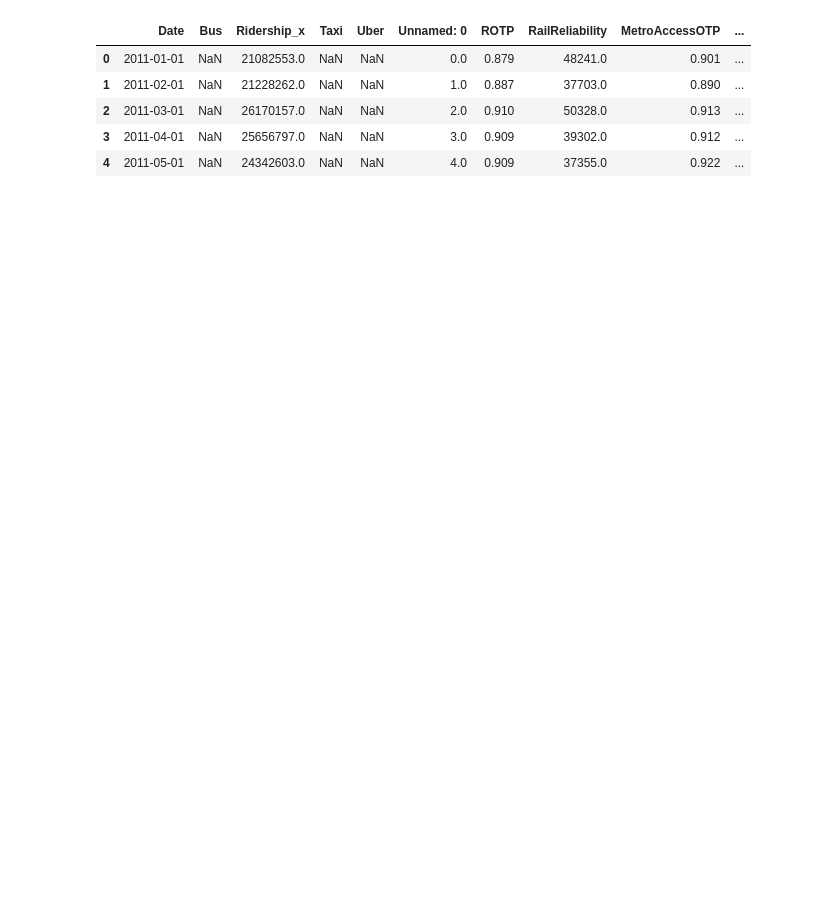
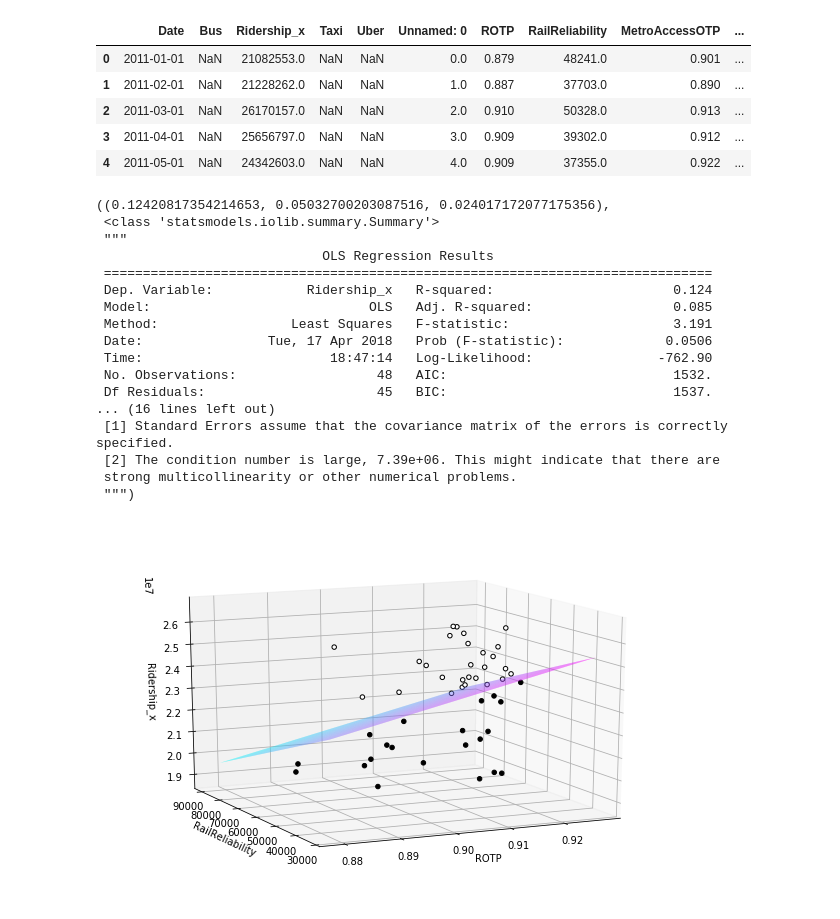
Before and after one commit to yegorkryukov/dc_public_transport, a Jupyter notebook: Functions/test_safe_track.ipynb, the cells around one changed output. Saved outputs shown, nothing was run; the diff lists cells and outputs as text; code cells hidden in the pictures; blank space fills up the shorter version.

Commit message:
add linreg.py and research before and after 2015

```diff
--- a/Functions/test_safe_track.ipynb
+++ b/Functions/test_safe_track.ipynb
@@ -19,3 +20,31 @@ df.head()
 | 2 | 2011-03-01 | NaN | 26170157.0 | NaN | NaN | 2.0 | 0.910 | 50328.0 | 0.913 | ... |
 | 3 | 2011-04-01 | NaN | 25656797.0 | NaN | NaN | 3.0 | 0.909 | 39302.0 | 0.912 | ... |
 | 4 | 2011-05-01 | NaN | 24342603.0 | NaN | NaN | 4.0 | 0.909 | 37355.0 | 0.922 | ... |
+# %%
+df_before = df.loc[df['Date']<'2015-01-01',:]
+df_after = df.loc[df['Date']>='2015-01-01',:]
+# %%
+df_rr_before = df_before[['Ridership_x', 'ROTP', 'RailReliability']]
+df_rr_after = df_after[['Ridership_x', 'ROTP', 'RailReliability']]
+# %%
+linear_regression_plot(df_rr_before, 0)
+linear_regression(df_rr_before, 0)
+# %% [output]
+((0.12420817354214653, 0.05032700203087516, 0.024017172077175356),
+ <class 'statsmodels.iolib.summary.Summary'>
+ """
+                             OLS Regression Results
+ ==============================================================================
+ Dep. Variable:            Ridership_x   R-squared:                       0.124
+ Model:                            OLS   Adj. R-squared:                  0.085
+ Method:                 Least Squares   F-statistic:                     3.191
+ Date:                Tue, 17 Apr 2018   Prob (F-statistic):             0.0506
+ Time:                        18:47:14   Log-Likelihood:                -762.90
+ No. Observations:                  48   AIC:                             1532.
+ Df Residuals:                      45   BIC:                             1537.
+... (16 lines left out)
+ [1] Standard Errors assume that the covariance matrix of the errors is correctly specified.
+ [2] The condition number is large, 7.39e+06. This might indicate that there are
+ strong multicollinearity or other numerical problems.
+ """)
+[figure, added]
```
Also changed, not shown: parts of 2 cells of this notebook, 1 other file.
